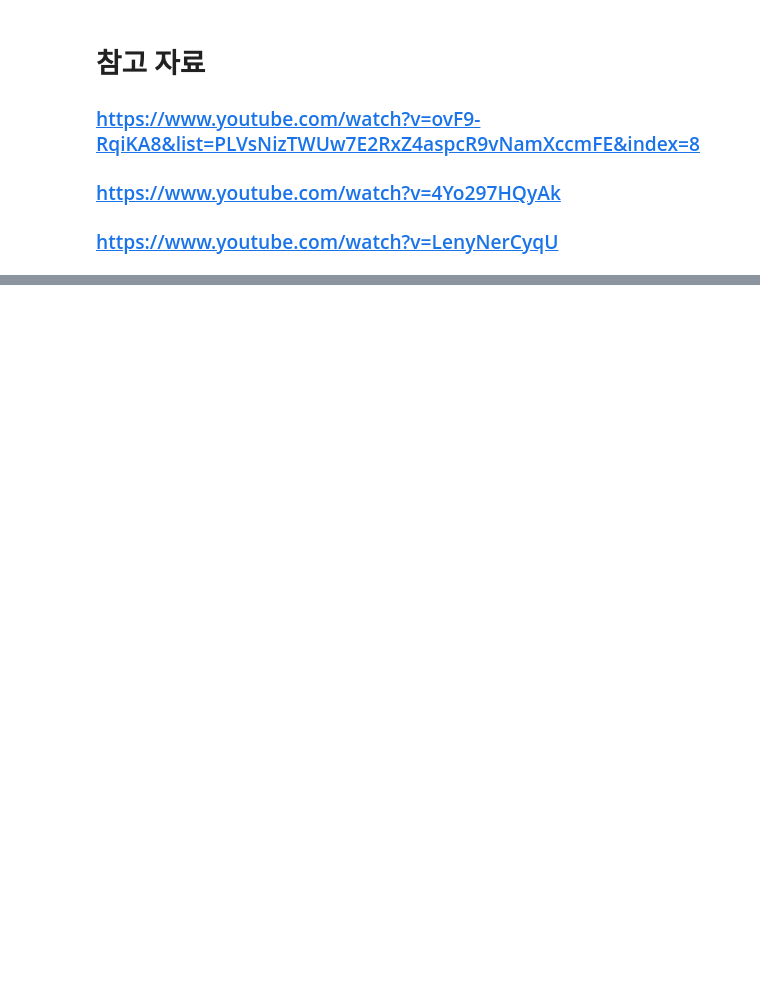
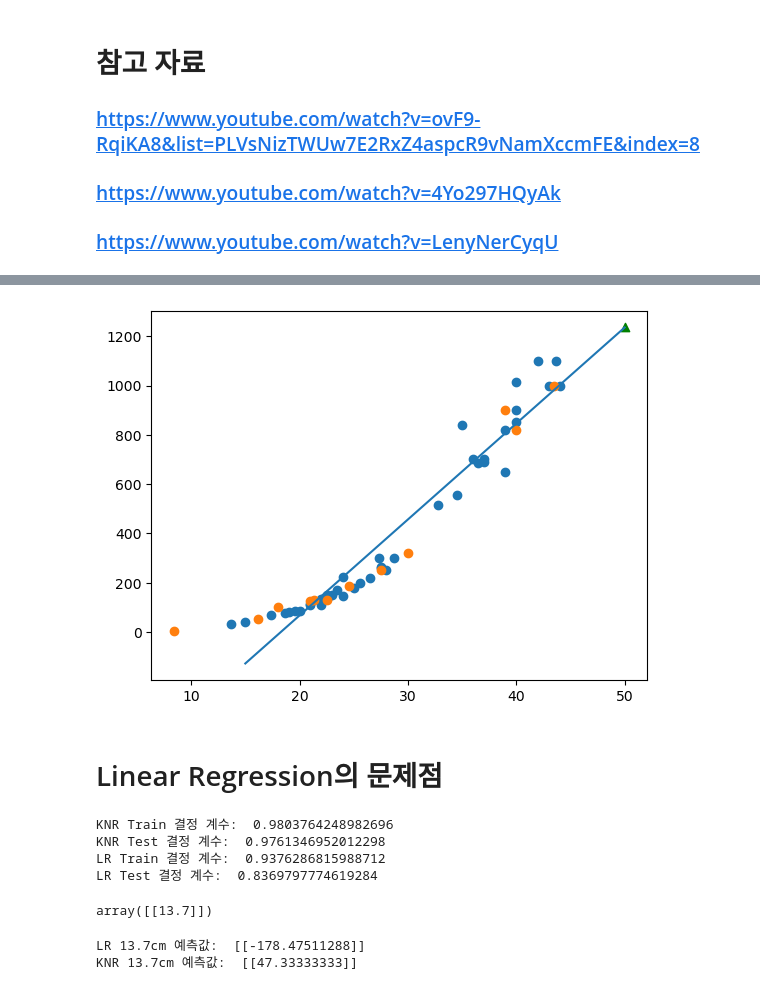
Before and after one commit to choiwinner/Machine_Learning, a Jupyter notebook: LinearRegression/LinearRegression.ipynb, the cells around one changed output, grey strips where cells are left out. Cells and saved outputs as stored; diff of their text form; code cells hidden in the pictures; blank space fills up the shorter version.

Commit message:
LinearRegression Final Update

```diff
--- a/LinearRegression/LinearRegression.ipynb
+++ b/LinearRegression/LinearRegression.ipynb
@@ -426,0 +212,6 @@ plt.show()
+# %%
+#LinearRegression 모델 생성
+lr = LinearRegression()
+# %%
+#LinearRegression 모델 훈련
+lr.fit(train_input,train_target)
@@ -426,0 +235,3 @@ plt.show()
+# %%
+x = np.arange(15,51).reshape(-1,1)
+x
@@ -426,0 +256,3 @@ plt.show()
+# %%
+y = lr.coef_*x+lr.intercept_.reshape(-1,1)
+y
@@ -426,0 +277,44 @@ plt.show()
+# %%
+#전체 농어 산점도 그리기
+plt.scatter(train_input,train_target)
+plt.scatter(test_input,test_target)
+#linearRegression 그리기([15,-94] ~ [50,1197])
+plt.plot(x,y)
+#plt.plot(np.array([15,50]),np.array([50,100]))
+#50cm의 산점도 그리기 - ^ Green
+plt.scatter([50],lr.predict([[50]]),marker='^',c='g')
+plt.show()
+# %% [output]
+[figure, added]
+# %% [markdown]
+# Linear Regression의 문제점
+# %%
+#knr의 score(R2,결정 계수 확인)
+knr_train = knr.score(train_input,train_target)
+knr_test = knr.score(test_input,test_target)
+print(f"KNR Train 결정 계수:  {knr_train}")
+print(f"KNR Test 결정 계수:  {knr_test}")
+#lr의 score(R2,결정 계수 확인)
+lr_train = lr.score(train_input,train_target)
+lr_test = lr.score(test_input,test_target)
+print(f"LR Train 결정 계수:  {lr_train}")
+print(f"LR Test 결정 계수:  {lr_test}")
+# %% [output]
+KNR Train 결정 계수:  0.9803764248982696
+KNR Test 결정 계수:  0.9761346952012298
+LR Train 결정 계수:  0.9376286815988712
+LR Test 결정 계수:  0.8369797774619284
+# %%
+train_min = np.array(train_input.min()).reshape(1,-1)
+train_min
+# %% [output]
+array([[13.7]])
+# %%
+# 음수값이 예측된다.(13.7cm의 LR 예측값)
+lr_min_predict = lr.predict(train_min)
+knr_min_predict = knr.predict(train_min)
+print(f"LR 13.7cm 예측값:  {lr_min_predict}")
+print(f"KNR 13.7cm 예측값:  {knr_min_predict}")
+# %% [output]
+LR 13.7cm 예측값:  [[-178.47511288]]
+KNR 13.7cm 예측값:  [[47.33333333]]
```
Also changed, not shown: parts of 105 cells of this notebook, 19 other files.
